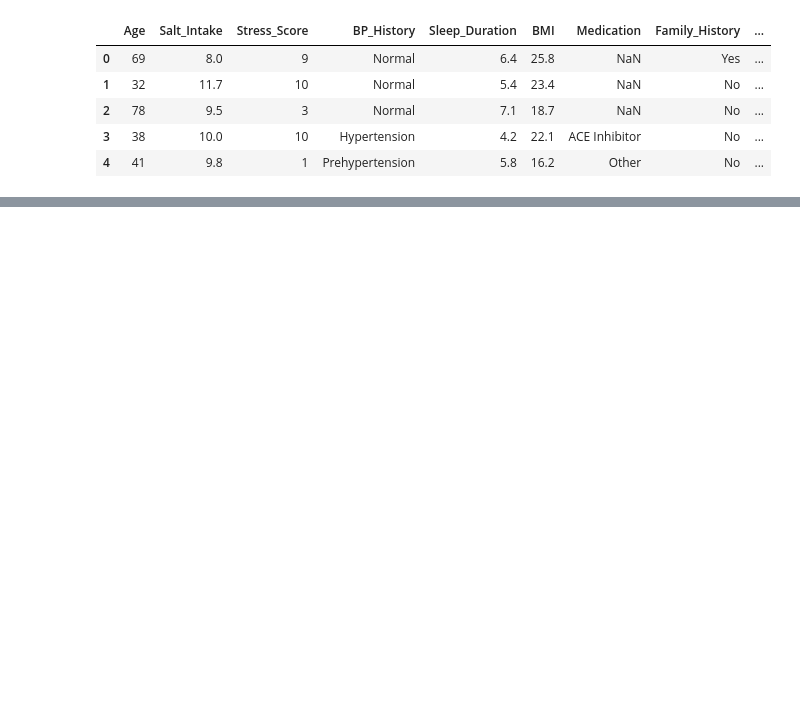
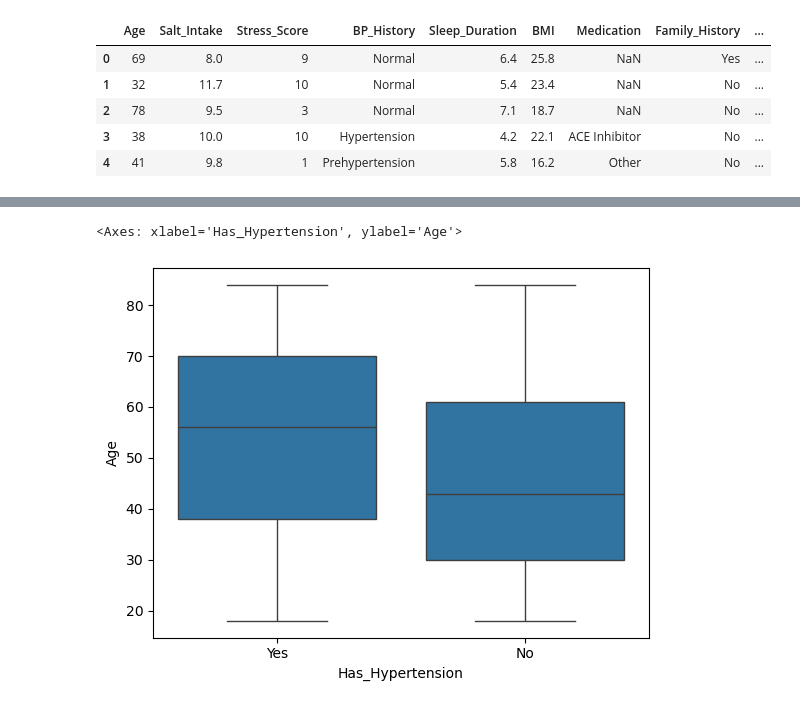
Before and after one commit to alabhastam/hypertension_project, a Jupyter notebook: main.ipynb, the cells around one changed output, grey strips where cells are left out. Drawn from its saved outputs; the diff is of its cells as text; code cells hidden in the pictures; blank space fills up the shorter version.

```diff
--- a/main.ipynb
+++ b/main.ipynb
@@ -14,0 +84,5 @@ data.head()
+# %%
+sns.boxplot(x='Has_Hypertension', y='Age', data=data)
+# %% [output]
+<Axes: xlabel='Has_Hypertension', ylabel='Age'>
+[figure, added]
```
Also changed, not shown: parts of 9 cells of this notebook.
